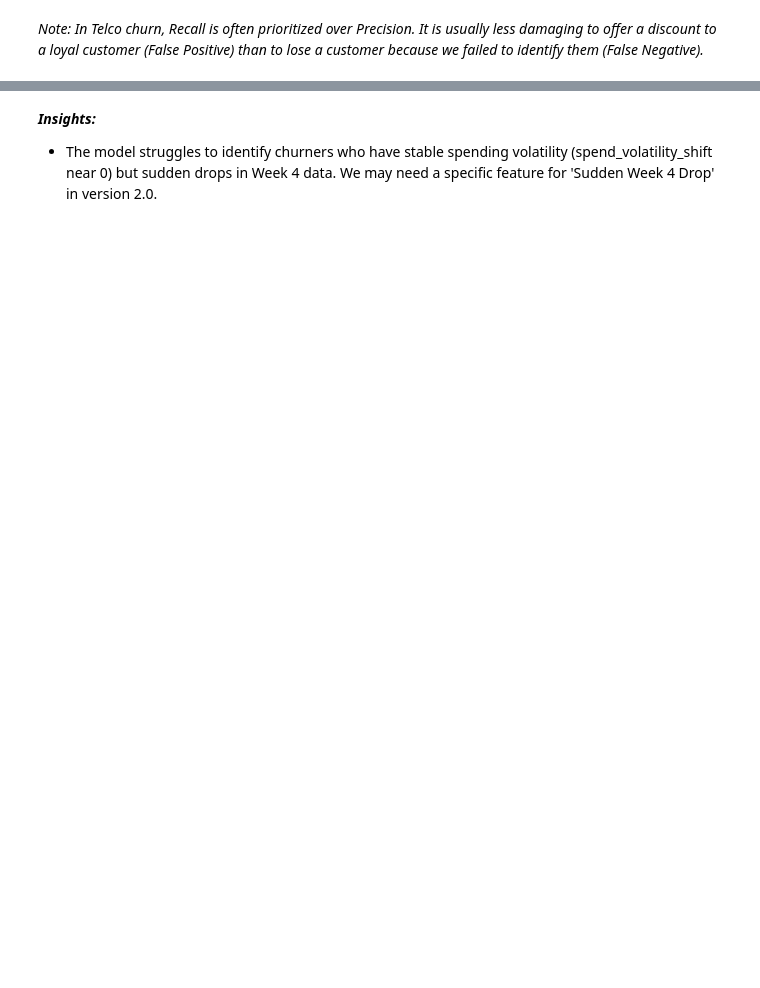
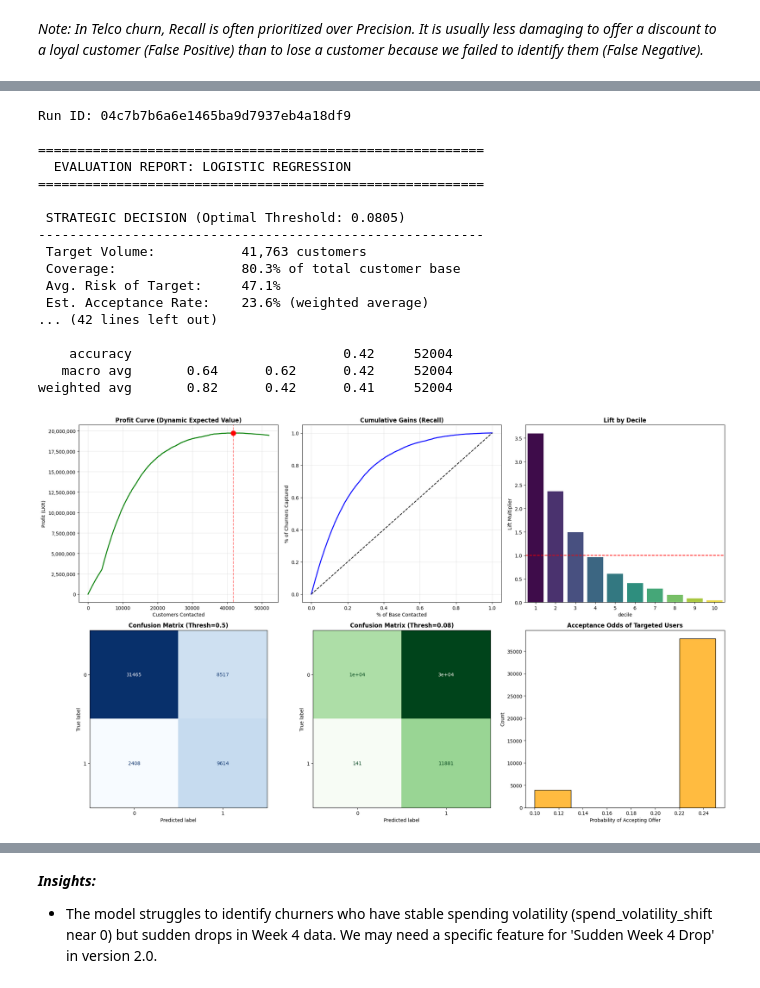
Before and after one commit to tejakusumah-y2008hub/telco-customer-churn-prediction, a Jupyter notebook: notebooks/3.0-yusuftejakusumah-modeling-and-evaluation.ipynb, the cells around one changed output, grey strips where cells are left out. Drawn from its saved outputs; the diff is of its cells as text; code cells hidden in the pictures; blank space fills up the shorter version.

```diff
--- a/notebooks/3.0-yusuftejakusumah-modeling-and-evaluation.ipynb
+++ b/notebooks/3.0-yusuftejakusumah-modeling-and-evaluation.ipynb
@@ -687,0 +657,34 @@ with mlflow.start_run(run_name="Final_Model_Evaluation_for_Training"):
+# %%
+# Note: Inputs are defined in LKR
+# casual-boar-724
+lr_evaluation_df = comprehensive_churn_evaluation(
+        model=final_lr_model,
+        X=X_train,
+        y=y_train,
+        model_name="Logistic Regression",
+        run_id=run_id,
+        ltv=LTV_LKR,
+        cost_offer=COST_OFFER_LKR,
+        cost_contact=COST_CONTACT_LKR,
+        acceptance_rate_base=ACCEPTANCE_RATE,
+        currency="LKR"
+        )
+# %% [output]
+Run ID: 04c7b7b6a6e1465ba9d7937eb4a18df9
+
+=========================================================
+  EVALUATION REPORT: LOGISTIC REGRESSION
+=========================================================
+
+ STRATEGIC DECISION (Optimal Threshold: 0.0805)
+---------------------------------------------------------
+ Target Volume:           41,763 customers
+ Coverage:                80.3% of total customer base
+ Avg. Risk of Target:     47.1%
+ Est. Acceptance Rate:    23.6% (weighted average)
+... (42 lines left out)
+
+    accuracy                           0.42     52004
+   macro avg       0.64      0.62      0.42     52004
+weighted avg       0.82      0.42      0.41     52004
+[figure, added]
```
Also changed, not shown: parts of 49 cells of this notebook.
